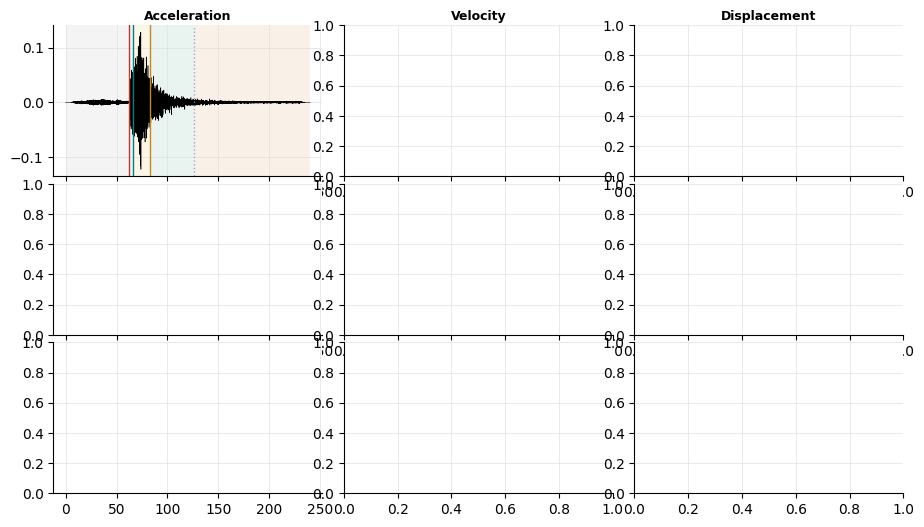
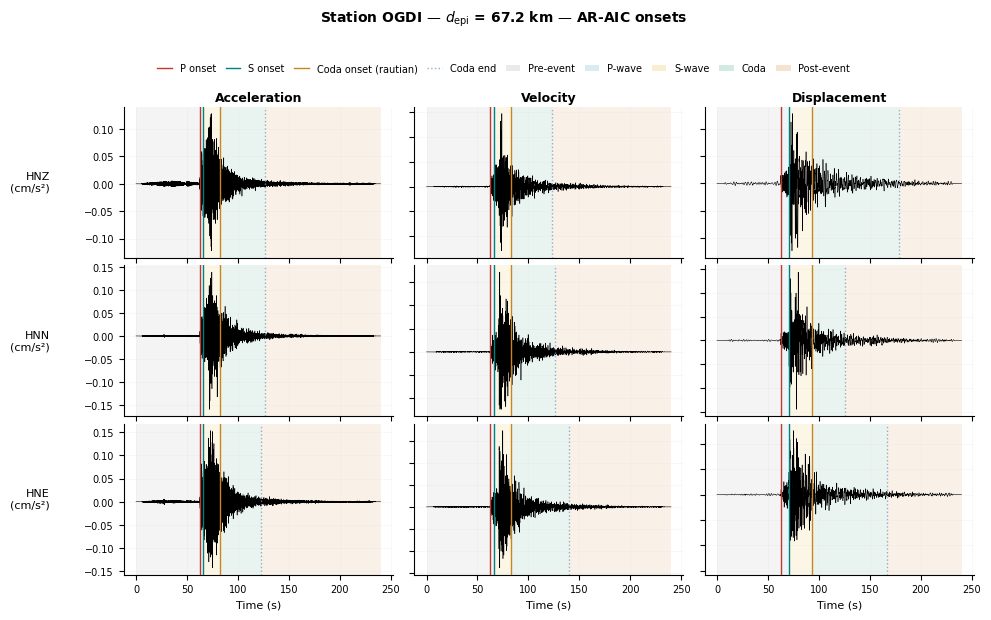
The change to this notebook cell's code, shown as a diff; its figure went from the first image to the second:
--- before
+++ after
@@ -1,5 +1,5 @@
 windowed_ar_aic_queyras = load_windowed_dicts_ar_aic(EVENT_ID_QUEYRAS, CODA_METHOD)
 logger.info("Loaded AR-AIC windowed signals for Queyras")
-
+plt.close('all')
 fig = plot_station_windows_multitype(
     station=STATION_QUEYRAS,

Commit: .